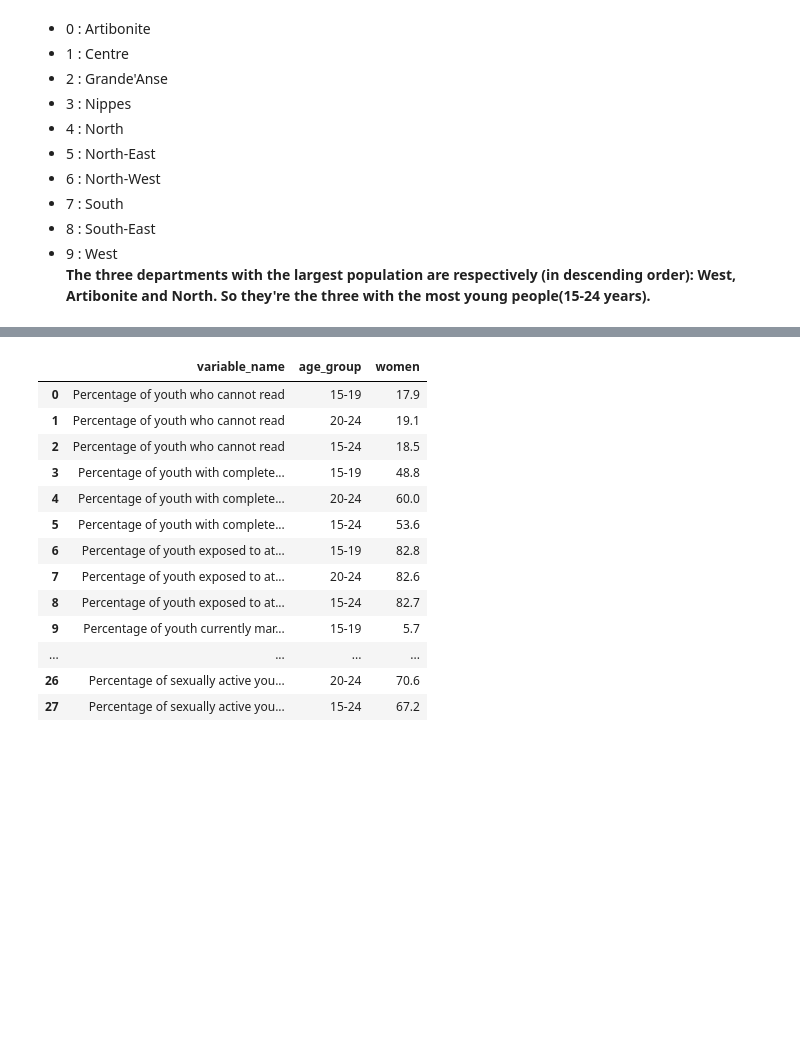
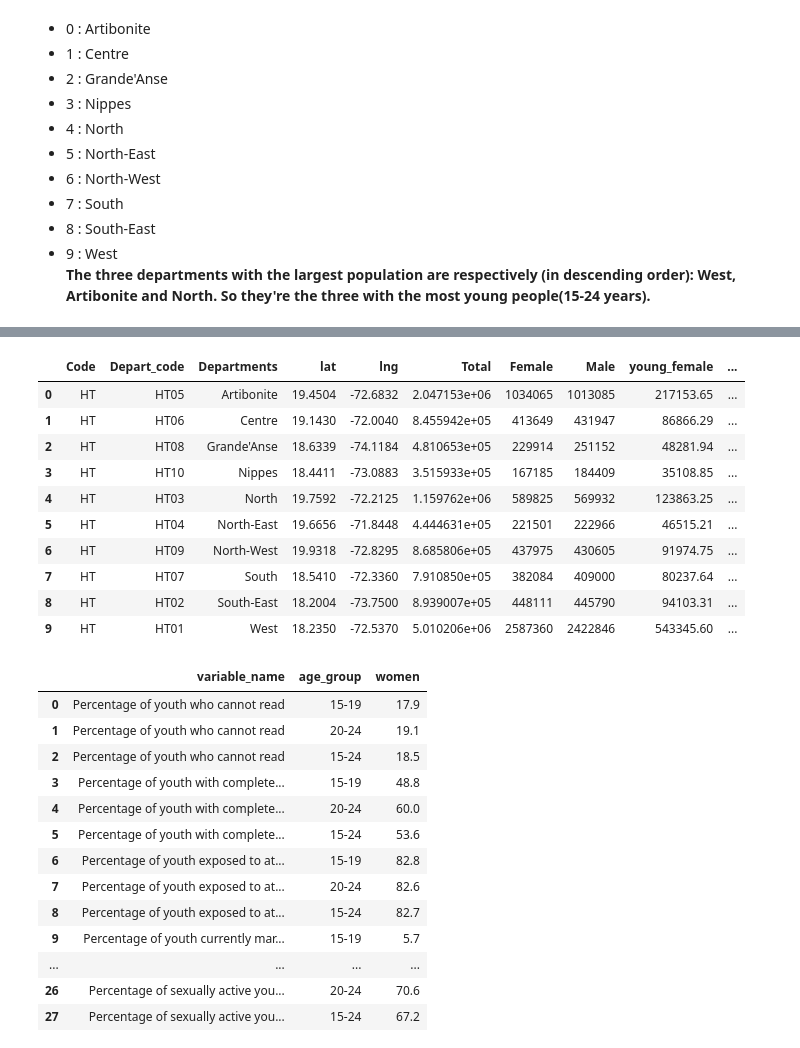
Before and after one commit to Maickery/Child_of_change, a Jupyter notebook: Child_of_change.ipynb, the cells around one changed output, grey strips where cells are left out. Saved outputs shown, nothing was run; the diff lists cells and outputs as text; code cells hidden in the pictures; blank space fills up the shorter version.

```diff
--- a/Child_of_change.ipynb
+++ b/Child_of_change.ipynb
@@ -191,3 +186,6 @@ Text(0, 0.5, 'Total')
 * 8 : South-East
 * 9 : West
 **The three departments with the largest population are respectively (in descending order): West, Artibonite and North. So they're the three with the most young people(15-24 years).**
+# %%
+df_sum= round(df2['young_female'].sum(),2) + round(df2['young_male'].sum(),2)
+df_sum
@@ -193,0 +200,3 @@ Text(0, 0.5, 'Total')
+# %%
+percent= (220000*100)/df_sum
+percent
@@ -193,0 +207,6 @@ Text(0, 0.5, 'Total')
+# %%
+def malyoung_15(percent =0.08,df=None):
+    df['fithteen_male'] = df.young_male.apply(lambda x: x*percent)
+    return df
+df4 =malyoung_15(percent=0.08,df=df)
+df4
@@ -193,0 +225,6 @@ Text(0, 0.5, 'Total')
+# %%
+def malyoung_15(percent =0.08,df=None):
+    df['fithteen_female'] = df.young_female.apply(lambda x: x*percent)
+    return df
+df5=malyoung_15(percent=0.08,df=df)
+df5
@@ -194,3 +243,19 @@ Text(0, 0.5, 'Total')
+# %%
+df_final=df5.drop(columns=['21 % of female','21 % of male','adm0_en'])
+df_final.rename(columns = {'adm1_en':'Departments'}, inplace= True)
+df_final
+# %% [output]
+|  | Code | Depart_code | Departments | lat | lng | Total | Female | Male | young_female | ... |
+| 0 | HT | HT05 | Artibonite | 19.4504 | -72.6832 | 2.047153e+06 | 1034065 | 1013085 | 217153.65 | ... |
+| 1 | HT | HT06 | Centre | 19.1430 | -72.0040 | 8.455942e+05 | 413649 | 431947 | 86866.29 | ... |
+| 2 | HT | HT08 | Grande'Anse | 18.6339 | -74.1184 | 4.810653e+05 | 229914 | 251152 | 48281.94 | ... |
+| 3 | HT | HT10 | Nippes | 18.4411 | -73.0883 | 3.515933e+05 | 167185 | 184409 | 35108.85 | ... |
+| 4 | HT | HT03 | North | 19.7592 | -72.2125 | 1.159762e+06 | 589825 | 569932 | 123863.25 | ... |
+| 5 | HT | HT04 | North-East | 19.6656 | -71.8448 | 4.444631e+05 | 221501 | 222966 | 46515.21 | ... |
+| 6 | HT | HT09 | North-West | 19.9318 | -72.8295 | 8.685806e+05 | 437975 | 430605 | 91974.75 | ... |
+| 7 | HT | HT07 | South | 18.5410 | -72.3360 | 7.910850e+05 | 382084 | 409000 | 80237.64 | ... |
+| 8 | HT | HT02 | South-East | 18.2004 | -73.7500 | 8.939007e+05 | 448111 | 445790 | 94103.31 | ... |
+| 9 | HT | HT01 | West | 18.2350 | -72.5370 | 5.010206e+06 | 2587360 | 2422846 | 543345.60 | ... |
 # %%
 df_keys = pd.read_csv(r'Keys indicateur').drop(columns=['men']) # Load the csv
 df_keys
```
Also changed, not shown: parts of 15 cells of this notebook, 1 other file.
